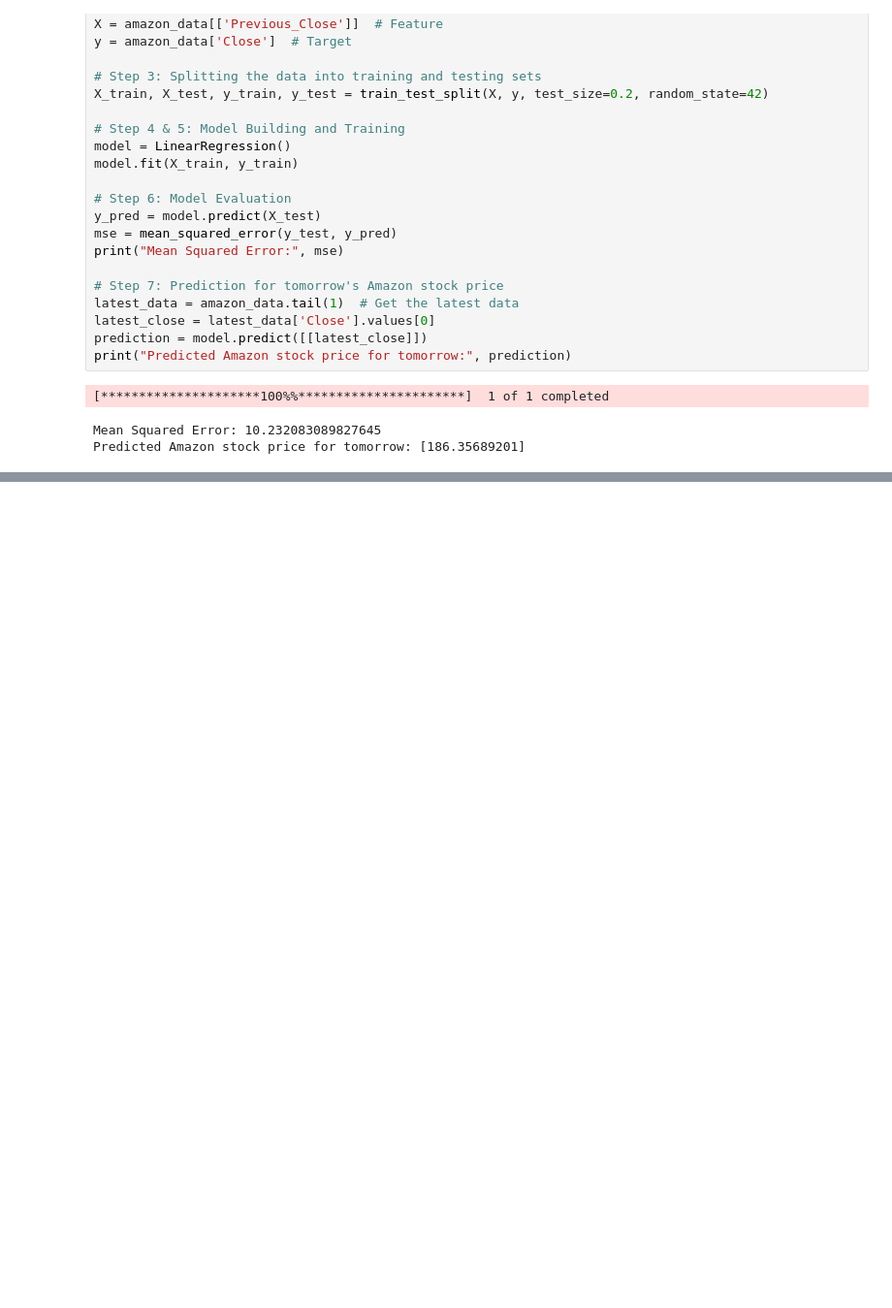
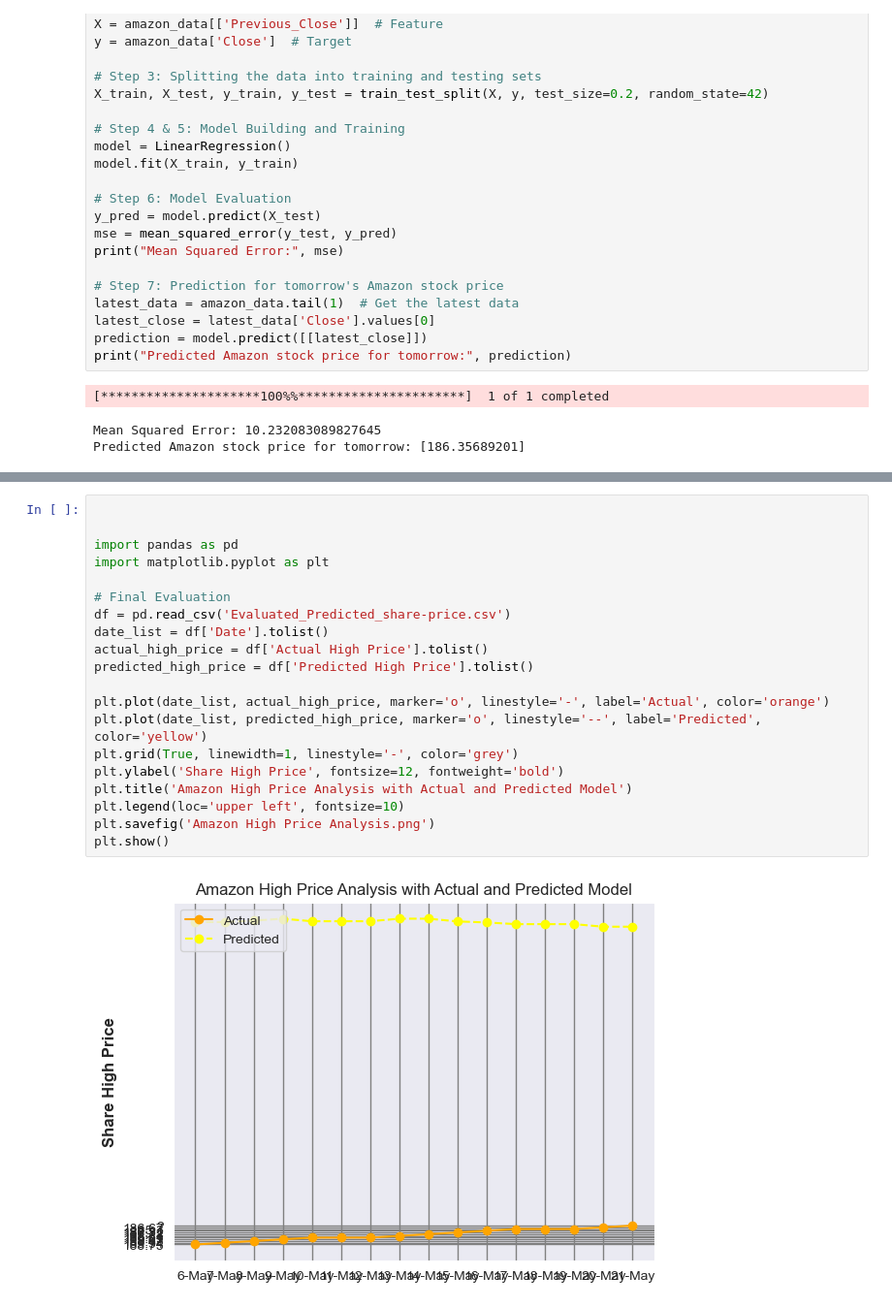
Before and after one commit to Nuwantha1990/CSC245_Final_Project, a Jupyter notebook: test.py.ipynb, the cells around one changed output, grey strips where cells are left out. Shown at 97% size. Cells and saved outputs as stored; diff of their text form; blank space fills up the shorter version.

```diff
--- a/test.py.ipynb
+++ b/test.py.ipynb
@@ -197,0 +395,22 @@ Predicted Amazon stock price for tomorrow: [186.35689201]
+# %%
+
+
+import pandas as pd
+import matplotlib.pyplot as plt
+
+# Final Evaluation
+df = pd.read_csv('Evaluated_Predicted_share-price.csv')
+date_list = df['Date'].tolist()
+actual_high_price = df['Actual High Price'].tolist()
+predicted_high_price = df['Predicted High Price'].tolist()
+
+plt.plot(date_list, actual_high_price, marker='o', linestyle='-', label='Actual', color='orange')
+plt.plot(date_list, predicted_high_price, marker='o', linestyle='--', label='Predicted', color='yellow')
+plt.grid(True, linewidth=1, linestyle='-', color='grey')
+plt.ylabel('Share High Price', fontsize=12, fontweight='bold')
+plt.title('Amazon High Price Analysis with Actual and Predicted Model')
+plt.legend(loc='upper left', fontsize=10)
+plt.savefig('Amazon High Price Analysis.png')
+plt.show()
+# %% [output]
+[figure, added]
```
Also changed, not shown: parts of 4 cells of this notebook, 7 other files.
